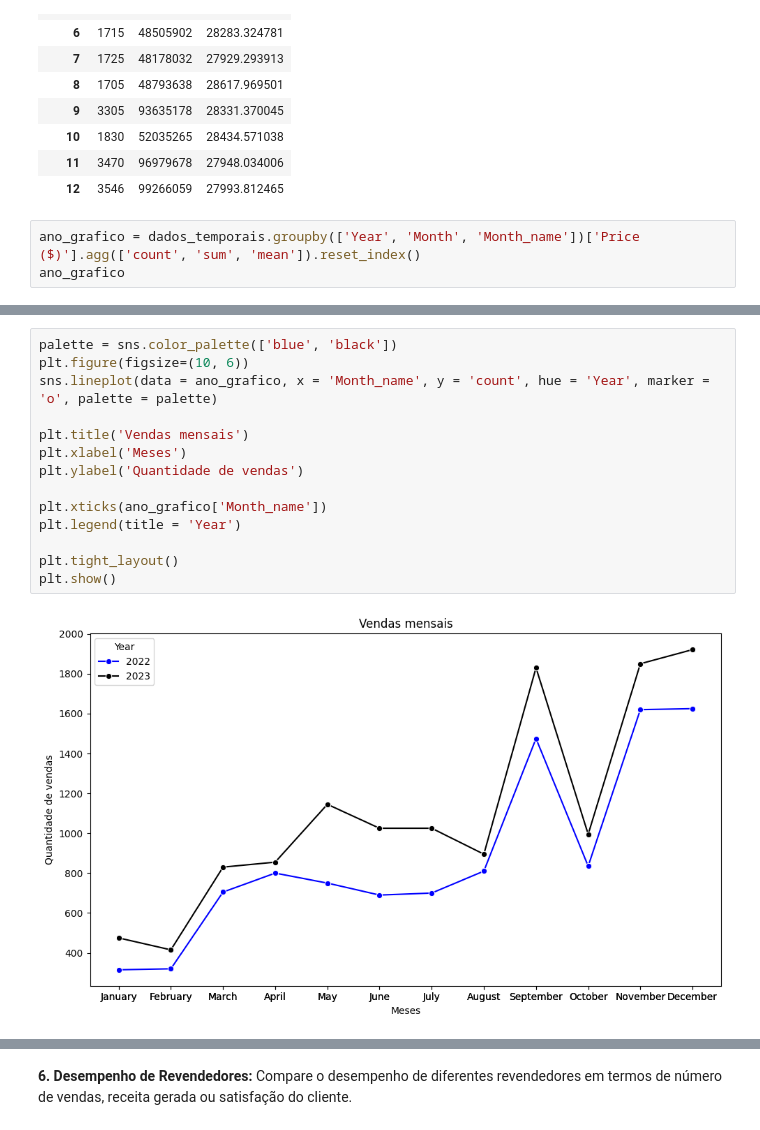
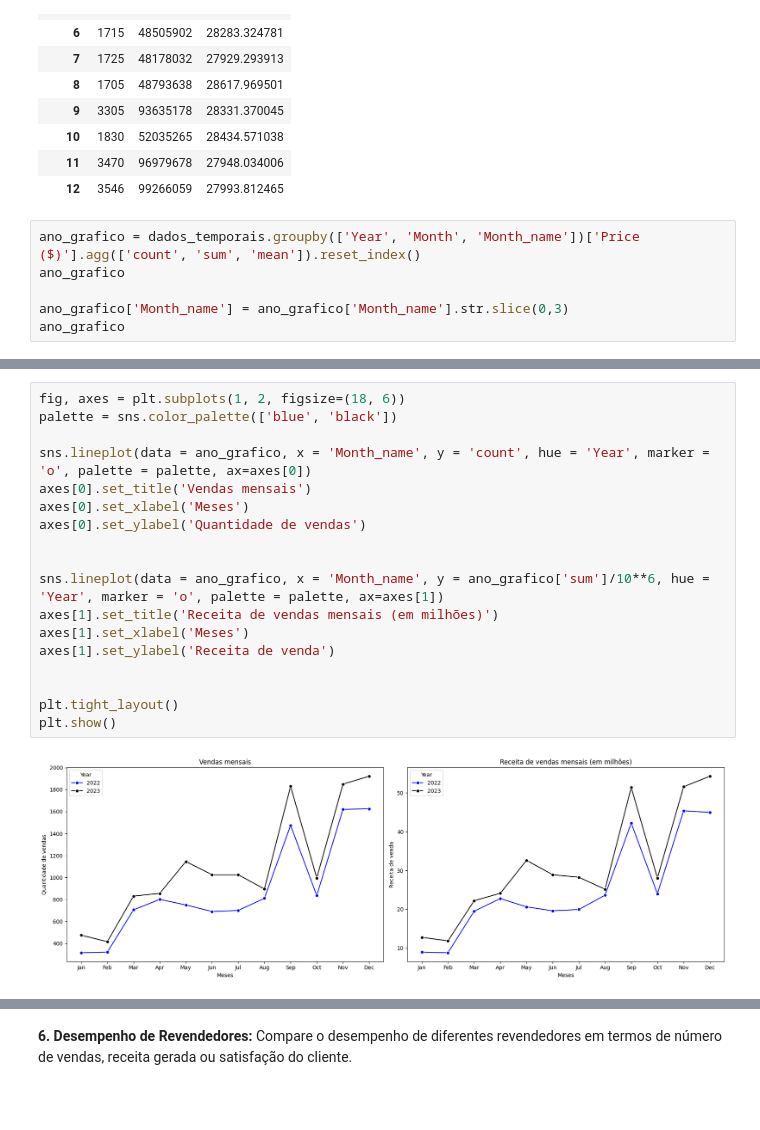
Before and after one commit to GabrielVila/Car-Sales-Report, a Jupyter notebook: projeto_carro.ipynb, the cells around one changed output, grey strips where cells are left out. Cells and saved outputs as stored; diff of their text form; blank space fills up the shorter version.

Commit message:
Melhorando gráficos de vendas mensais

```diff
--- a/projeto_carro.ipynb
+++ b/projeto_carro.ipynb
@@ -448,5 +448,8 @@ dados_temporais.groupby('Month')['Price ($)'].agg(['count', 'sum', 'mean'])
 # %%
 ano_grafico = dados_temporais.groupby(['Year', 'Month', 'Month_name'])['Price ($)'].agg(['count', 'sum', 'mean']).reset_index()
 ano_grafico
+
+ano_grafico['Month_name'] = ano_grafico['Month_name'].str.slice(0,3)
+ano_grafico
 # %% [output]
 |  | Year | Month | Month_name | count | sum | mean |
@@ -469,16 +472,20 @@ ano_grafico
 # %%
+fig, axes = plt.subplots(1, 2, figsize=(18, 6))
 palette = sns.color_palette(['blue', 'black'])
-plt.figure(figsize=(10, 6))
-sns.lineplot(data = ano_grafico, x = 'Month_name', y = 'count', hue = 'Year', marker = 'o', palette = palette)
 
-plt.title('Vendas mensais')
-plt.xlabel('Meses')
-plt.ylabel('Quantidade de vendas')
+sns.lineplot(data = ano_grafico, x = 'Month_name', y = 'count', hue = 'Year', marker = 'o', palette = palette, ax=axes[0])
+axes[0].set_title('Vendas mensais')
+axes[0].set_xlabel('Meses')
+axes[0].set_ylabel('Quantidade de vendas')
 
-plt.xticks(ano_grafico['Month_name'])
-plt.legend(title = 'Year')
+
+sns.lineplot(data = ano_grafico, x = 'Month_name', y = ano_grafico['sum']/10**6, hue = 'Year', marker = 'o', palette = palette, ax=axes[1])
+axes[1].set_title('Receita de vendas mensais (em milhões)')
+axes[1].set_xlabel('Meses')
+axes[1].set_ylabel('Receita de venda')
+
 
 plt.tight_layout()
 plt.show()
 # %% [output]
-[figure, old version]
+[figure, new version]
```
Also changed, not shown: parts of 10 cells of this notebook.
